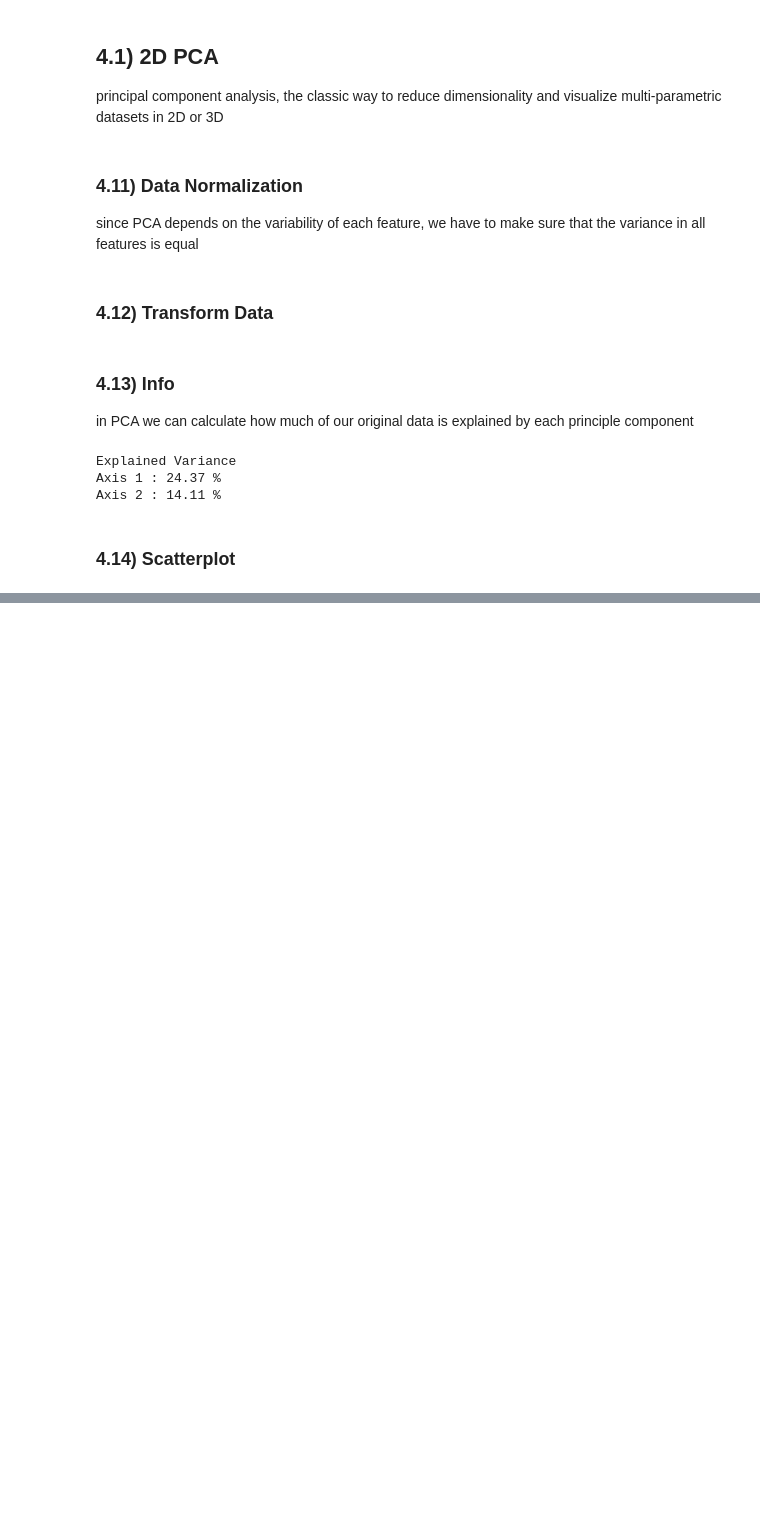
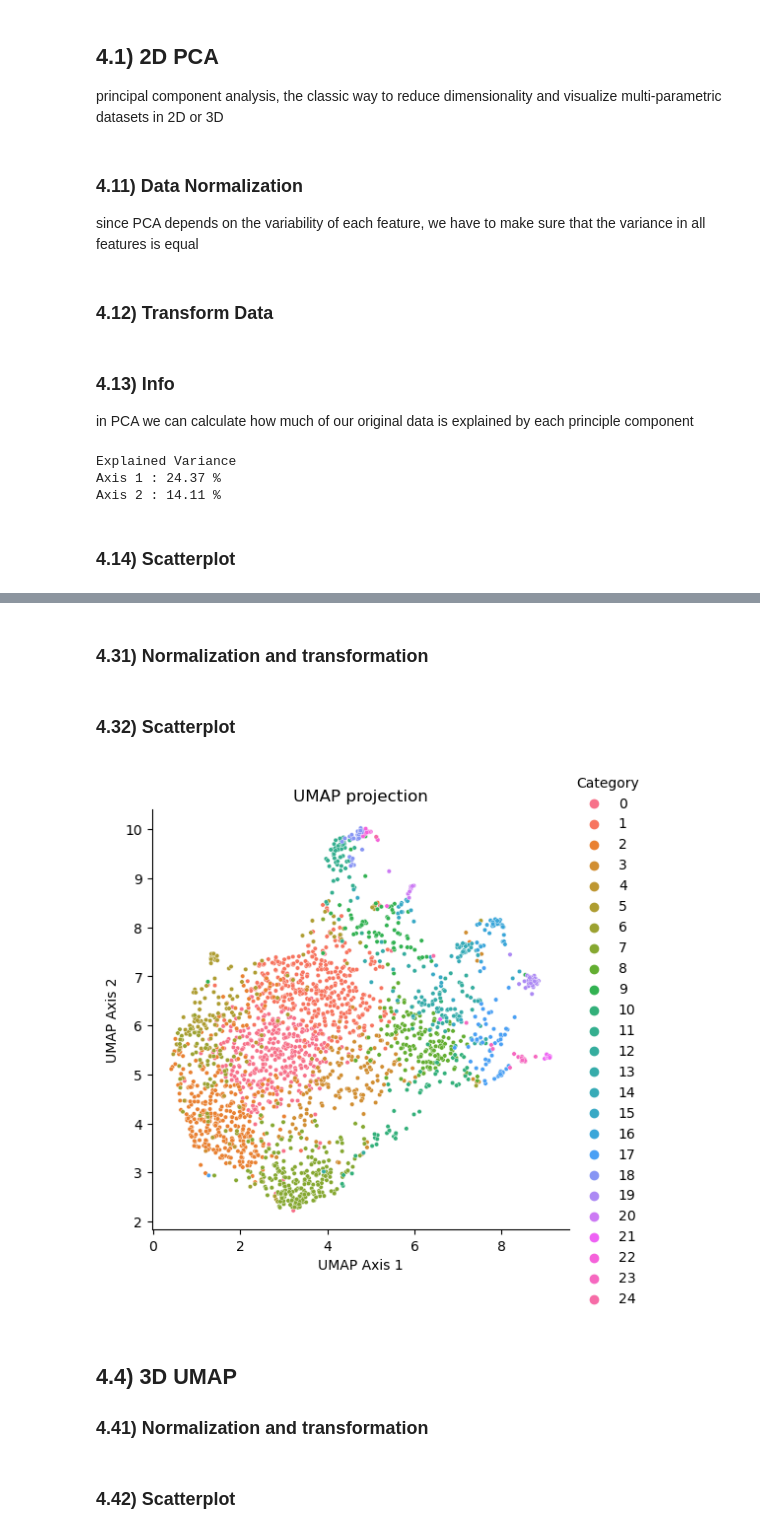
Before and after one commit to gentlelentil/FMP_Cheminformatics_2022, a Jupyter notebook: Visualizations/Visualize_properties_from_sdf.ipynb, the cells around one changed output, grey strips where cells are left out. Saved outputs shown, nothing was run; the diff lists cells and outputs as text; code cells hidden in the pictures; blank space fills up the shorter version.

```diff
--- a/Visualizations/Visualize_properties_from_sdf.ipynb
+++ b/Visualizations/Visualize_properties_from_sdf.ipynb
@@ -152,0 +223,45 @@ p1.figure.savefig("./Figures/" + str(date.today()) + "_PCA_2D.png", transparent=
+# %% [markdown]
+### 4.31) Normalization and transformation
+# %%
+### Normalization
+x = Bioactives.loc[:, Bioactives.columns.str.startswith("feature")]
+normalized_data = StandardScaler().fit_transform(x) # normalizing the features. Actually the data already is normalized by pyCytoMiner!!!!!
+
+### initialize UMAP model
+umap_2D = UMAP(n_components=2, init='random', random_state=0)
+
+### transform data
+proj_2D_UMAP = umap_2D.fit_transform(normalized_data)
+
+### Create a DataFrame with the principal component values and merge it with the metadata of our original data
+proj_2D_UMAP_df = pd.DataFrame(data = proj_2D_UMAP,
+                       columns = ['Axis 1', 'Axis 2'])
+
+meta_cols = ["Metadata_EOS", "Metadata_Concentration", "Metadata_Plate", "Category"]
+UMAP_2D_Data = pd.merge(Bioactives.loc[:, meta_cols], proj_2D_UMAP_df, left_index = True, right_index = True)
+# %% [markdown]
+### 4.32) Scatterplot
+# %%
+### sometimes it is nicer to plot the categories if they are not numerical
+UMAP_2D_Data = UMAP_2D_Data.sort_values("Category")
+UMAP_2D_Data.Category = UMAP_2D_Data.Category.astype("str")
+# %%
+p1 = sns.relplot(
+    data = UMAP_2D_Data,
+    x="Axis 1",
+    y="Axis 2",
+    hue = "Category",
+    s = 10
+)
+
+p1.set(xlabel = "UMAP Axis 1",
+       ylabel = "UMAP Axis 2",
+       title = "UMAP projection")
+plt.show()
+p1.figure.savefig("./Figures/" + str(date.today()) + "_UMAP_2D.png", transparent=False, bbox_inches='tight', dpi = 600)
+plt.close()
+# %% [output]
+[figure, added]
+# %% [markdown]
+## 4.4) 3D UMAP
+### 4.41) Normalization and transformation
@@ -152,0 +285,2 @@ p1.figure.savefig("./Figures/" + str(date.today()) + "_PCA_2D.png", transparent=
+# %% [markdown]
+### 4.42) Scatterplot
```
Also changed, not shown: parts of 12 cells of this notebook, 9 other files.
